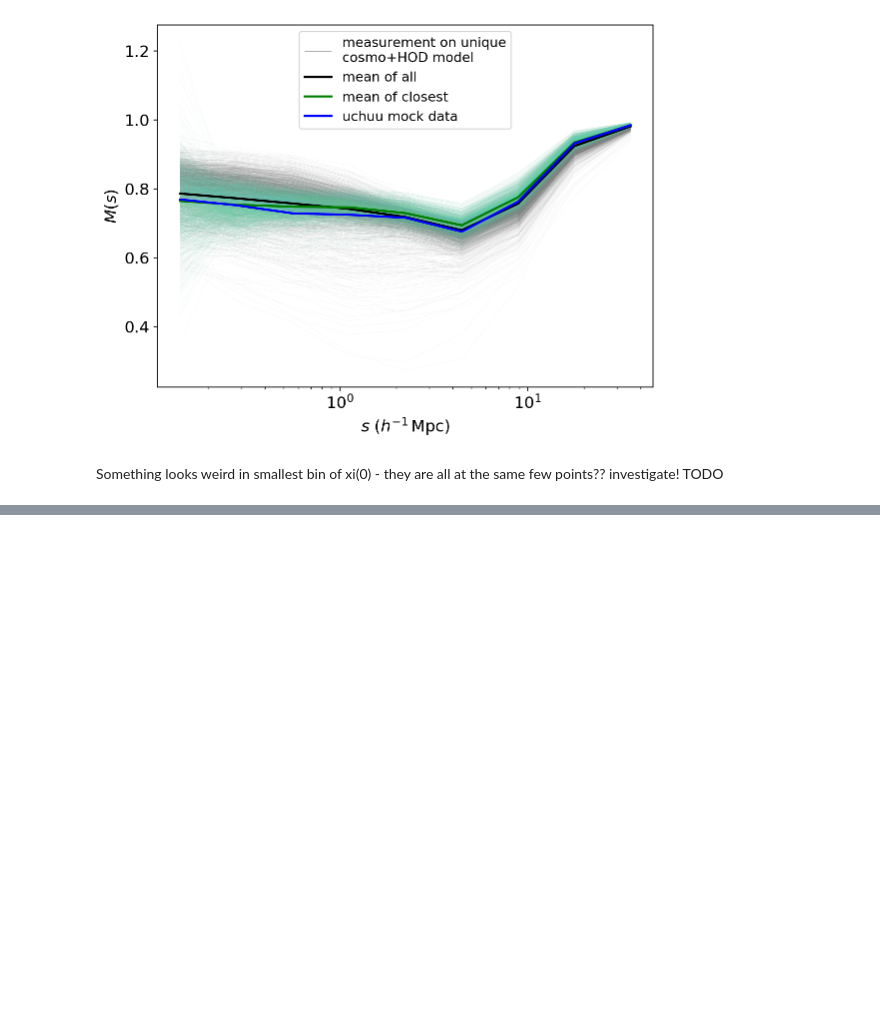
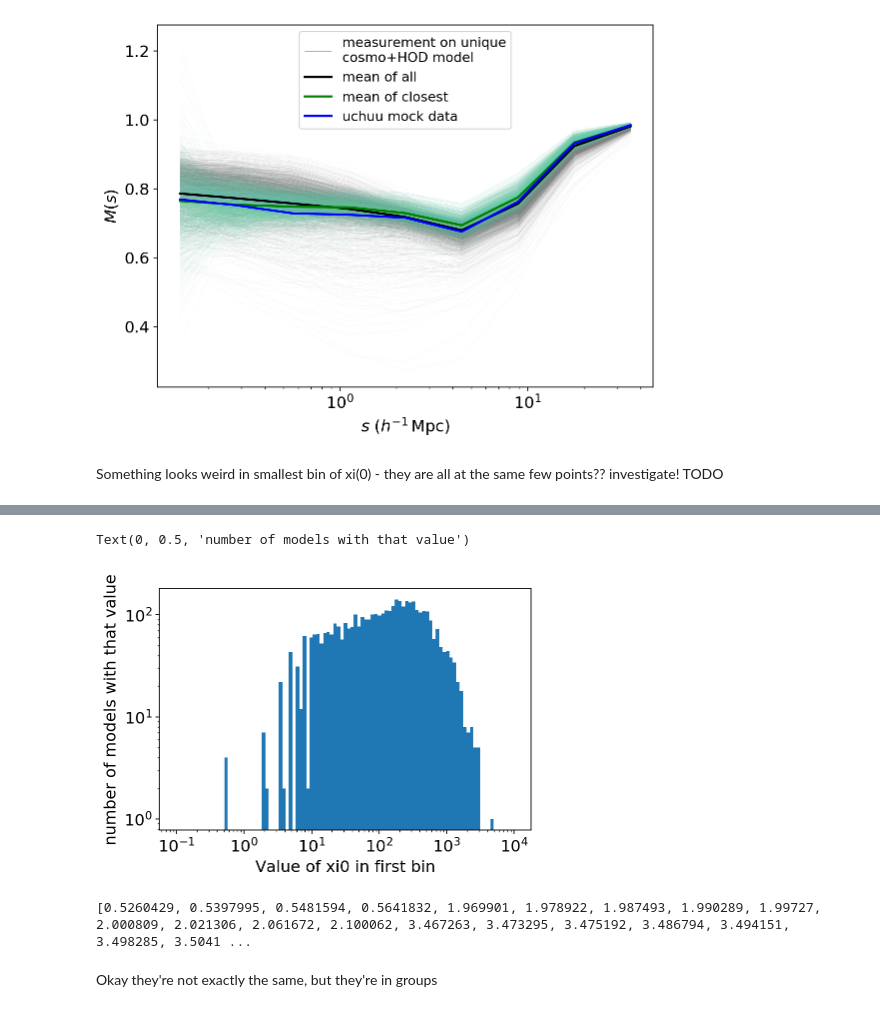
Before and after one commit to kstoreyf/aemulator, a Jupyter notebook: notebooks/2022-08-31_Msatmocks_nclosest.ipynb, the cells around one changed output, grey strips where cells are left out. Saved outputs shown, nothing was run; the diff lists cells and outputs as text; code cells hidden in the pictures; blank space fills up the shorter version.

```diff
--- a/notebooks/2022-08-31_Msatmocks_nclosest.ipynb
+++ b/notebooks/2022-08-31_Msatmocks_nclosest.ipynb
@@ -151,0 +180,16 @@ Something looks weird in smallest bin of xi(0) - they are all at the same few po
+# %%
+bins = np.logspace(-1,4,100)
+plt.hist(ys[:,0], bins=bins)
+plt.xscale('log')
+plt.yscale('log')
+plt.xlabel('Value of xi0 in first bin')
+plt.ylabel('number of models with that value')
+# %% [output]
+Text(0, 0.5, 'number of models with that value')
+[figure, added]
+# %%
+print(sorted(ys[:,0])[:100])
+# %% [output]
+[0.5260429, 0.5397995, 0.5481594, 0.5641832, 1.969901, 1.978922, 1.987493, 1.990289, 1.99727, 2.000809, 2.021306, 2.061672, 2.100062, 3.467263, 3.473295, 3.475192, 3.486794, 3.494151, 3.498285, 3.5041 ...
+# %% [markdown]
+Okay they're not exactly the same, but they're in groups
```
Also changed, not shown: parts of 7 cells of this notebook, 3 other files.
